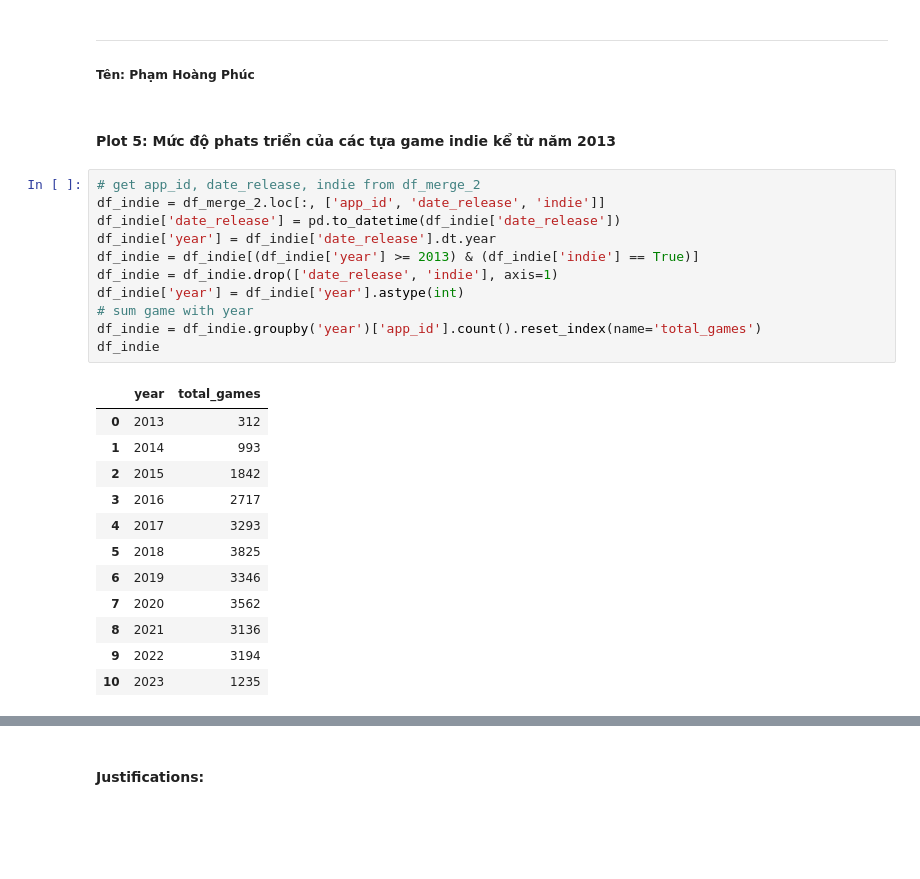
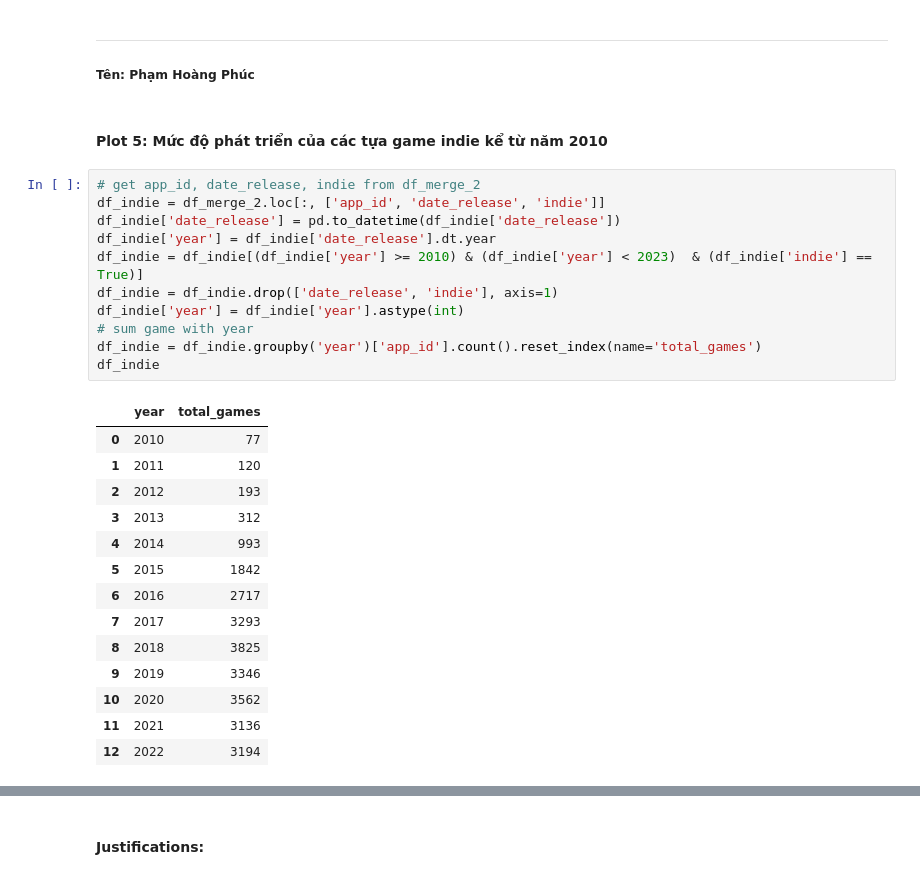
Before and after one commit to ThxgHntr/steam-games-data-analysis, a Jupyter notebook: final_project.ipynb, the cells around one changed output, grey strips where cells are left out. Cells and saved outputs as stored; diff of their text form; blank space fills up the shorter version.

```diff
--- a/final_project.ipynb
+++ b/final_project.ipynb
@@ -410,28 +410,30 @@ df_merge_2.to_csv('games.csv', index=False)
 ---
 ##### Tên: Phạm Hoàng Phúc
 # %% [markdown]
-#### Plot 5: Mức độ phats triển của các tựa game indie kể từ năm 2013
+#### Plot 5: Mức độ phát triển của các tựa game indie kể từ năm 2010
 # %%
 # get app_id, date_release, indie from df_merge_2
 df_indie = df_merge_2.loc[:, ['app_id', 'date_release', 'indie']]
 df_indie['date_release'] = pd.to_datetime(df_indie['date_release'])
 df_indie['year'] = df_indie['date_release'].dt.year
-df_indie = df_indie[(df_indie['year'] >= 2013) & (df_indie['indie'] == True)]
+df_indie = df_indie[(df_indie['year'] >= 2010) & (df_indie['year'] < 2023)  & (df_indie['indie'] == True)]
 df_indie = df_indie.drop(['date_release', 'indie'], axis=1)
 df_indie['year'] = df_indie['year'].astype(int)
 # sum game with year
 df_indie = df_indie.groupby('year')['app_id'].count().reset_index(name='total_games')
 df_indie
 # %% [output]
 |  | year | total_games |
-| 0 | 2013 | 312 |
-| 1 | 2014 | 993 |
-| 2 | 2015 | 1842 |
-| 3 | 2016 | 2717 |
-| 4 | 2017 | 3293 |
-| 5 | 2018 | 3825 |
-| 6 | 2019 | 3346 |
-| 7 | 2020 | 3562 |
-| 8 | 2021 | 3136 |
-| 9 | 2022 | 3194 |
-| 10 | 2023 | 1235 |
+| 0 | 2010 | 77 |
+| 1 | 2011 | 120 |
+| 2 | 2012 | 193 |
+| 3 | 2013 | 312 |
+| 4 | 2014 | 993 |
+| 5 | 2015 | 1842 |
+| 6 | 2016 | 2717 |
+| 7 | 2017 | 3293 |
+| 8 | 2018 | 3825 |
+| 9 | 2019 | 3346 |
+| 10 | 2020 | 3562 |
+| 11 | 2021 | 3136 |
+| 12 | 2022 | 3194 |
```
Also changed, not shown: parts of 4 cells of this notebook, 2 other files.
